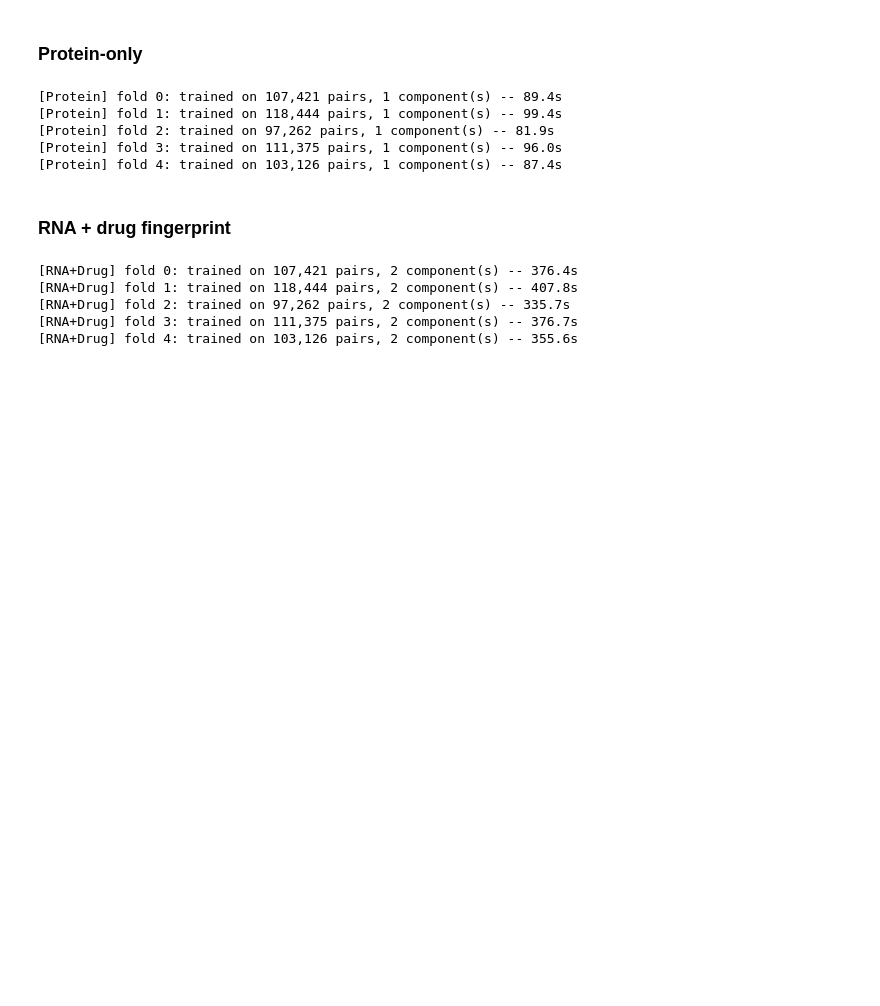
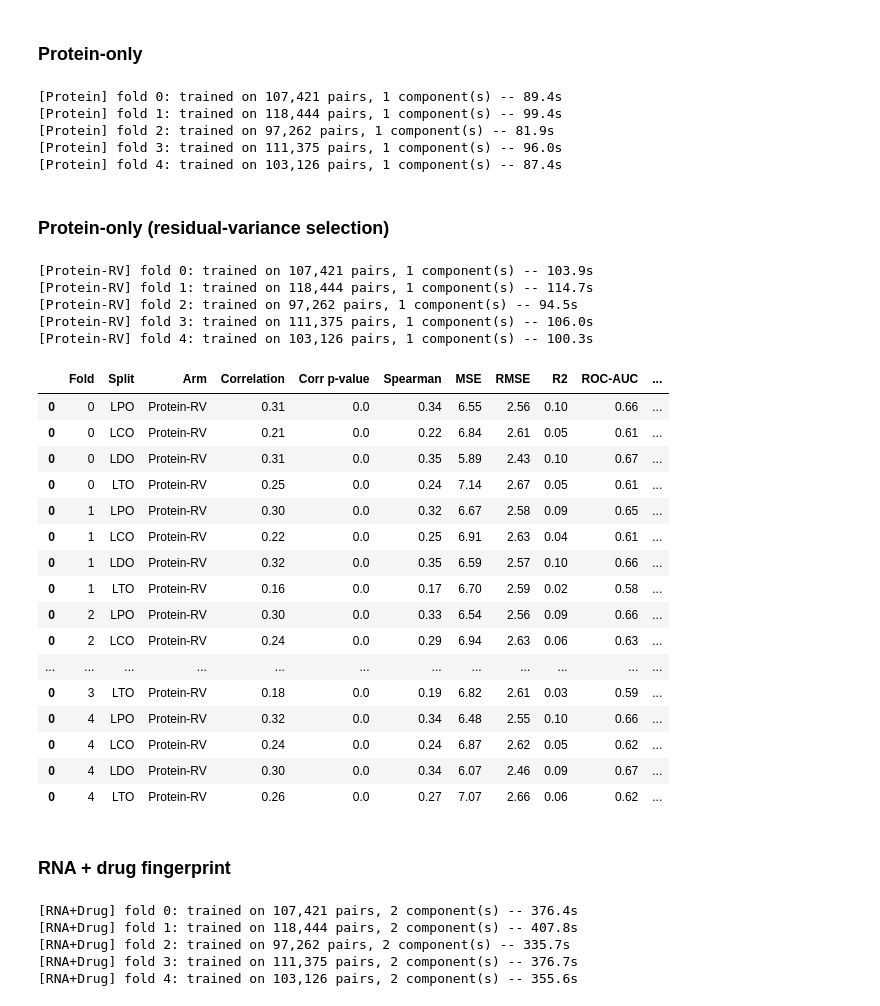
Before and after one commit to fshokor/multiomics-drug-response, a Jupyter notebook: notebooks/11_random_forest.ipynb, the cells around one changed output. Drawn from its saved outputs; the diff is of its cells as text; code cells hidden in the pictures; blank space fills up the shorter version.

```diff
--- a/notebooks/11_random_forest.ipynb
+++ b/notebooks/11_random_forest.ipynb
@@ -267,3 +324,17 @@ protein_results = run_rf_arm("Protein", ["protein"])
 [Protein] fold 2: trained on 97,262 pairs, 1 component(s) -- 81.9s
 [Protein] fold 3: trained on 111,375 pairs, 1 component(s) -- 96.0s
 [Protein] fold 4: trained on 103,126 pairs, 1 component(s) -- 87.4s
+# %% [markdown]
+### Protein-only (residual-variance selection)
+# %%
+protein_rv_results = run_rf_arm(
+    "Protein-RV",
+    ["protein"],
+    protein_selector=lambda train_idx: select_residual_variance_cols(train_idx, protein_aligned),
+)
+# %% [output]
+[Protein-RV] fold 0: trained on 107,421 pairs, 1 component(s) -- 103.9s
+[Protein-RV] fold 1: trained on 118,444 pairs, 1 component(s) -- 114.7s
+[Protein-RV] fold 2: trained on 97,262 pairs, 1 component(s) -- 94.5s
+[Protein-RV] fold 3: trained on 111,375 pairs, 1 component(s) -- 106.0s
+[Protein-RV] fold 4: trained on 103,126 pairs, 1 component(s) -- 100.3s
@@ -270,3 +343,23 @@ protein_results = run_rf_arm("Protein", ["protein"])
+# %%
+protein_rv_res_df
+# %% [output]
+|  | Fold | Split | Arm | Correlation | Corr p-value | Spearman | MSE | RMSE | R2 | ROC-AUC | ... |
+| 0 | 0 | LPO | Protein-RV | 0.31 | 0.0 | 0.34 | 6.55 | 2.56 | 0.10 | 0.66 | ... |
+| 0 | 0 | LCO | Protein-RV | 0.21 | 0.0 | 0.22 | 6.84 | 2.61 | 0.05 | 0.61 | ... |
+| 0 | 0 | LDO | Protein-RV | 0.31 | 0.0 | 0.35 | 5.89 | 2.43 | 0.10 | 0.67 | ... |
+| 0 | 0 | LTO | Protein-RV | 0.25 | 0.0 | 0.24 | 7.14 | 2.67 | 0.05 | 0.61 | ... |
+| 0 | 1 | LPO | Protein-RV | 0.30 | 0.0 | 0.32 | 6.67 | 2.58 | 0.09 | 0.65 | ... |
+| 0 | 1 | LCO | Protein-RV | 0.22 | 0.0 | 0.25 | 6.91 | 2.63 | 0.04 | 0.61 | ... |
+| 0 | 1 | LDO | Protein-RV | 0.32 | 0.0 | 0.35 | 6.59 | 2.57 | 0.10 | 0.66 | ... |
+| 0 | 1 | LTO | Protein-RV | 0.16 | 0.0 | 0.17 | 6.70 | 2.59 | 0.02 | 0.58 | ... |
+| 0 | 2 | LPO | Protein-RV | 0.30 | 0.0 | 0.33 | 6.54 | 2.56 | 0.09 | 0.66 | ... |
+| 0 | 2 | LCO | Protein-RV | 0.24 | 0.0 | 0.29 | 6.94 | 2.63 | 0.06 | 0.63 | ... |
+| ... | ... | ... | ... | ... | ... | ... | ... | ... | ... | ... | ... |
+| 0 | 3 | LTO | Protein-RV | 0.18 | 0.0 | 0.19 | 6.82 | 2.61 | 0.03 | 0.59 | ... |
+| 0 | 4 | LPO | Protein-RV | 0.32 | 0.0 | 0.34 | 6.48 | 2.55 | 0.10 | 0.66 | ... |
+| 0 | 4 | LCO | Protein-RV | 0.24 | 0.0 | 0.24 | 6.87 | 2.62 | 0.05 | 0.62 | ... |
+| 0 | 4 | LDO | Protein-RV | 0.30 | 0.0 | 0.34 | 6.07 | 2.46 | 0.09 | 0.67 | ... |
+| 0 | 4 | LTO | Protein-RV | 0.26 | 0.0 | 0.27 | 7.07 | 2.66 | 0.06 | 0.62 | ... |
 # %% [markdown]
 ### RNA + drug fingerprint
 # %%
```
Also changed, not shown: parts of 5 cells of this notebook, 2 other files.
